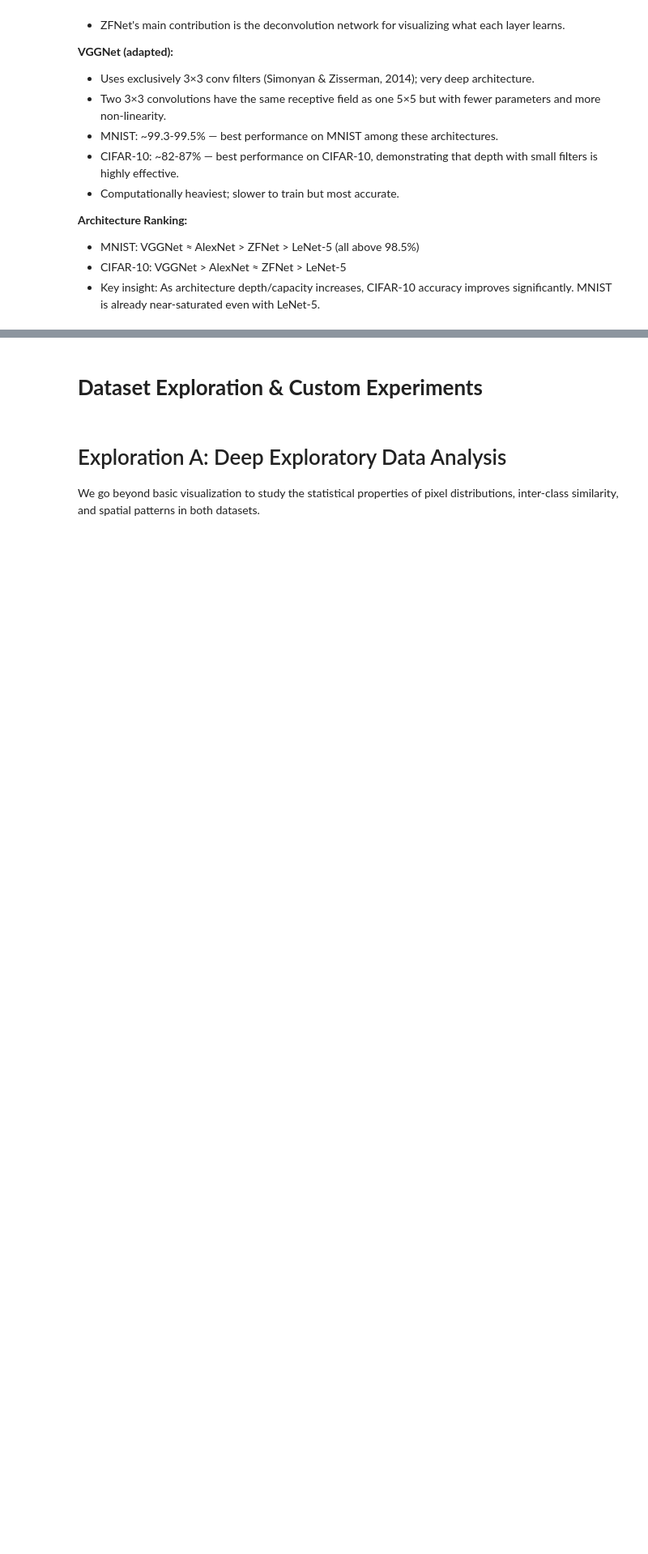
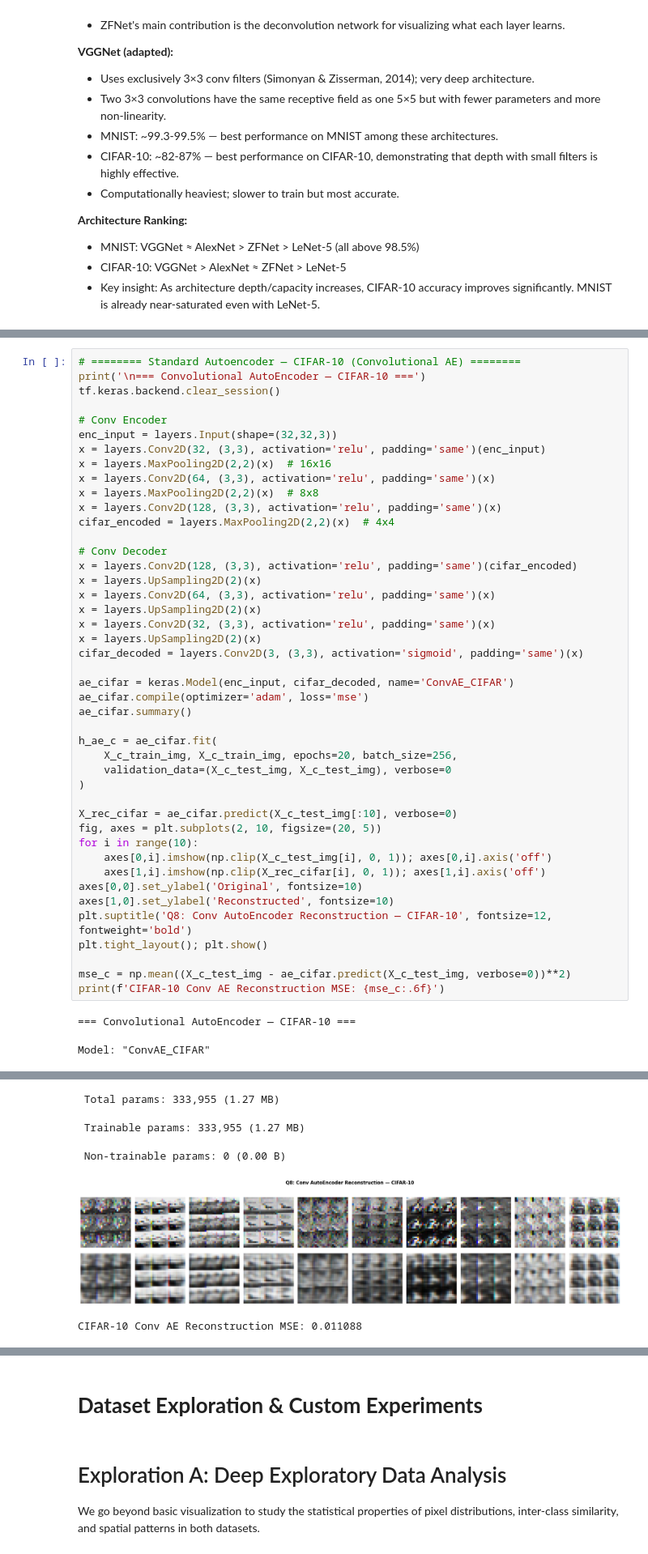
Before and after one commit to srujannayak45/DL-LAB-ASSIGNMENT, a Jupyter notebook: DL_ASSIGNMENT.ipynb, the cells around one changed output, grey strips where cells are left out. Shown at 81% size. Saved outputs shown, nothing was run; the diff lists cells and outputs as text; blank space fills up the shorter version.

```diff
--- a/DL_ASSIGNMENT.ipynb
+++ b/DL_ASSIGNMENT.ipynb
@@ -1438,0 +1518,47 @@ VGGNet MNIST Test Acc: 0.9919
+# %%
+# ======== Standard Autoencoder — CIFAR-10 (Convolutional AE) ========
+print('\n=== Convolutional AutoEncoder — CIFAR-10 ===')
+tf.keras.backend.clear_session()
+
+# Conv Encoder
+enc_input = layers.Input(shape=(32,32,3))
+x = layers.Conv2D(32, (3,3), activation='relu', padding='same')(enc_input)
+x = layers.MaxPooling2D(2,2)(x)  # 16x16
+x = layers.Conv2D(64, (3,3), activation='relu', padding='same')(x)
+x = layers.MaxPooling2D(2,2)(x)  # 8x8
+x = layers.Conv2D(128, (3,3), activation='relu', padding='same')(x)
+cifar_encoded = layers.MaxPooling2D(2,2)(x)  # 4x4
+
+# Conv Decoder
+x = layers.Conv2D(128, (3,3), activation='relu', padding='same')(cifar_encoded)
+x = layers.UpSampling2D(2)(x)
+x = layers.Conv2D(64, (3,3), activation='relu', padding='same')(x)
+x = layers.UpSampling2D(2)(x)
+x = layers.Conv2D(32, (3,3), activation='relu', padding='same')(x)
+x = layers.UpSampling2D(2)(x)
+cifar_decoded = layers.Conv2D(3, (3,3), activation='sigmoid', padding='same')(x)
+
+ae_cifar = keras.Model(enc_input, cifar_decoded, name='ConvAE_CIFAR')
+ae_cifar.compile(optimizer='adam', loss='mse')
+ae_cifar.summary()
+
+h_ae_c = ae_cifar.fit(
+    X_c_train_img, X_c_train_img, epochs=20, batch_size=256,
+    validation_data=(X_c_test_img, X_c_test_img), verbose=0
+)
+
+X_rec_cifar = ae_cifar.predict(X_c_test_img[:10], verbose=0)
+fig, axes = plt.subplots(2, 10, figsize=(20, 5))
+for i in range(10):
+    axes[0,i].imshow(np.clip(X_c_test_img[i], 0, 1)); axes[0,i].axis('off')
+    axes[1,i].imshow(np.clip(X_rec_cifar[i], 0, 1)); axes[1,i].axis('off')
+axes[0,0].set_ylabel('Original', fontsize=10)
+axes[1,0].set_ylabel('Reconstructed', fontsize=10)
+plt.suptitle('Q8: Conv AutoEncoder Reconstruction — CIFAR-10', fontsize=12, fontweight='bold')
+plt.tight_layout(); plt.show()
+
+mse_c = np.mean((X_c_test_img - ae_cifar.predict(X_c_test_img, verbose=0))**2)
+print(f'CIFAR-10 Conv AE Reconstruction MSE: {mse_c:.6f}')
+# %% [output]
+=== Convolutional AutoEncoder — CIFAR-10 ===
+Model: "ConvAE_CIFAR"
@@ -1438,0 +1582,5 @@ VGGNet MNIST Test Acc: 0.9919
+ Total params: 333,955 (1.27 MB)
+ Trainable params: 333,955 (1.27 MB)
+ Non-trainable params: 0 (0.00 B)
+[figure, added]
+CIFAR-10 Conv AE Reconstruction MSE: 0.011088
```
Also changed, not shown: parts of 7 cells of this notebook, 2 other files.
